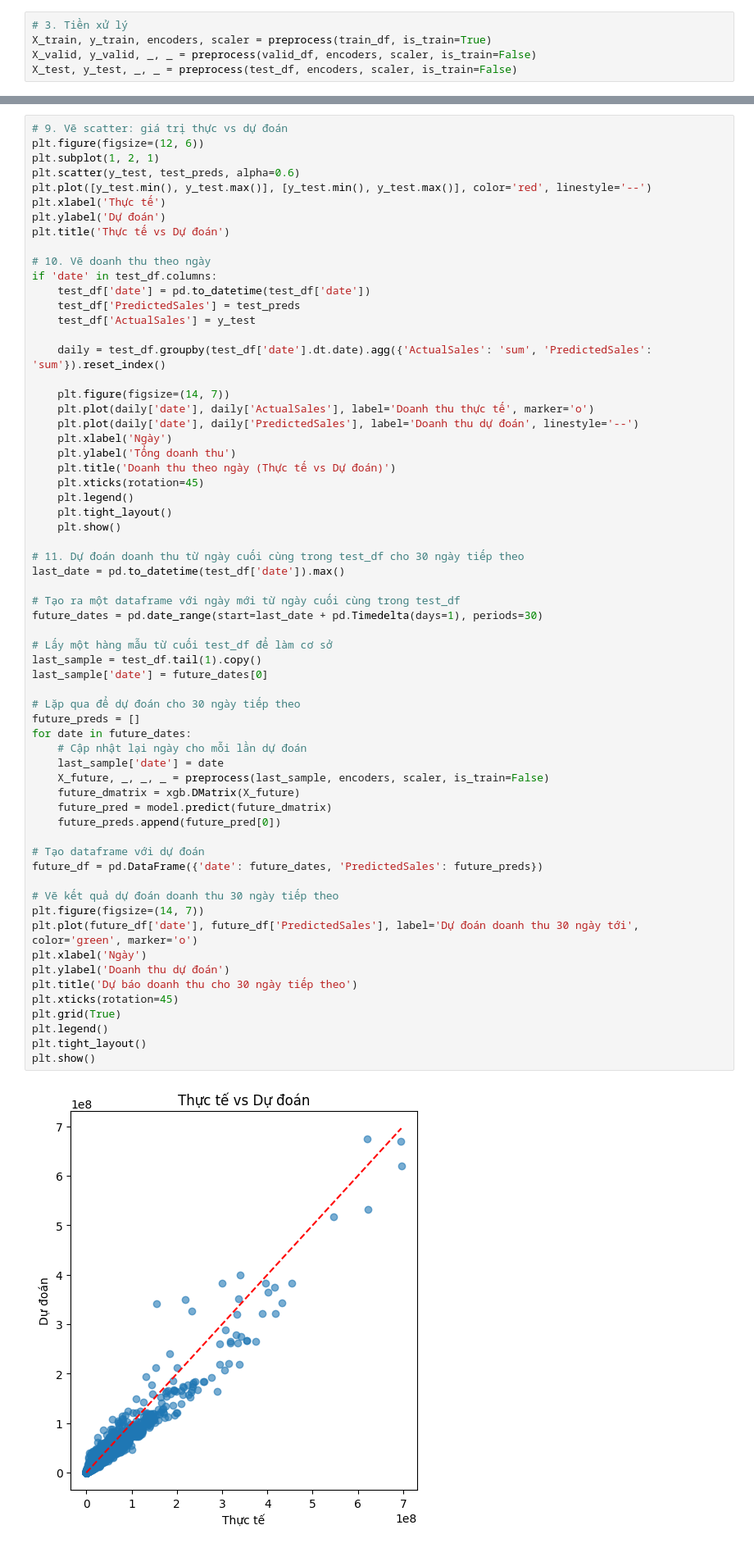
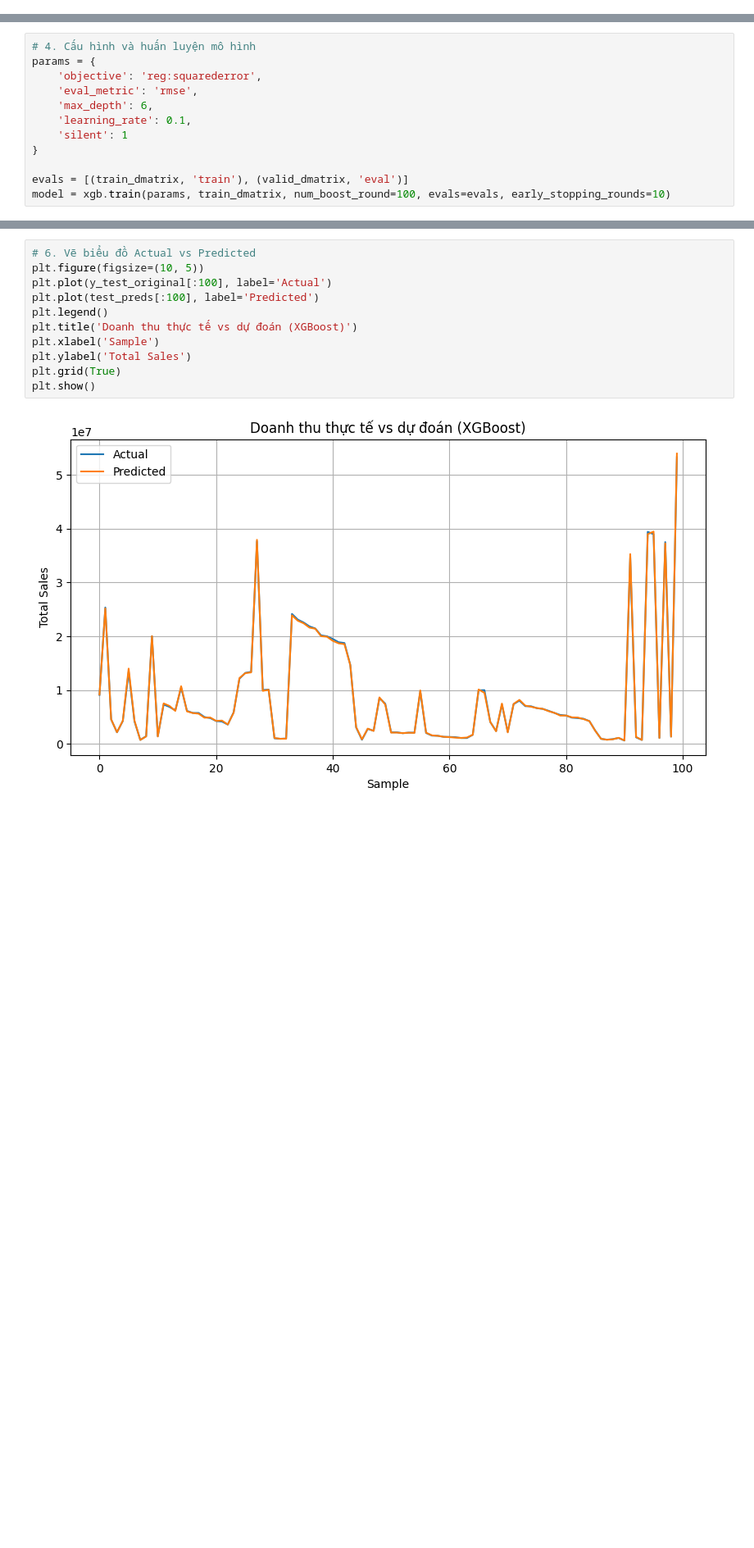
Before and after one commit to KieuOanhUIT/IS403.P23.OnlineSalesData, a Jupyter notebook: Model/XGBoost.ipynb, the cells around one changed output, grey strips where cells are left out. Shown at 82% size. Drawn from its saved outputs; the diff is of its cells as text; blank space fills up the shorter version.

```diff
--- a/Model/XGBoost.ipynb
+++ b/Model/XGBoost.ipynb
@@ -53,6 +55 @@ def preprocess(df, encoders=None, scaler=None, is_train=True):
-# %%
-# 3. Tiền xử lý
-X_train, y_train, encoders, scaler = preprocess(train_df, is_train=True)
-X_valid, y_valid, _, _ = preprocess(valid_df, encoders, scaler, is_train=False)
-X_test, y_test, _, _ = preprocess(test_df, encoders, scaler, is_train=False)
 # %%
@@ -111,0 +60,12 @@ Parameters: { "silent" } are not used.
+# %%
+# 4. Cấu hình và huấn luyện mô hình
+params = {
+    'objective': 'reg:squarederror',
+    'eval_metric': 'rmse',
+    'max_depth': 6,
+    'learning_rate': 0.1,
+    'silent': 1
+}
+
+evals = [(train_dmatrix, 'train'), (valid_dmatrix, 'eval')]
+model = xgb.train(params, train_dmatrix, num_boost_round=100, evals=evals, early_stopping_rounds=10)
@@ -133,65 +129,13 @@ Test MAE: 3374006.12, Test MSE: 67768896223829.31, Test RMSE: 8232186.60, Test R
 # %%
-# 9. Vẽ scatter: giá trị thực vs dự đoán
-plt.figure(figsize=(12, 6))
-plt.subplot(1, 2, 1)
-plt.scatter(y_test, test_preds, alpha=0.6)
-plt.plot([y_test.min(), y_test.max()], [y_test.min(), y_test.max()], color='red', linestyle='--')
-plt.xlabel('Thực tế')
-plt.ylabel('Dự đoán')
-plt.title('Thực tế vs Dự đoán')
-
-# 10. Vẽ doanh thu theo ngày
-if 'date' in test_df.columns:
-    test_df['date'] = pd.to_datetime(test_df['date'])
-    test_df['PredictedSales'] = test_preds
-    test_df['ActualSales'] = y_test
-
-    daily = test_df.groupby(test_df['date'].dt.date).agg({'ActualSales': 'sum', 'PredictedSales': 'sum'}).reset_index()
-
-    plt.figure(figsize=(14, 7))
-    plt.plot(daily['date'], daily['ActualSales'], label='Doanh thu thực tế', marker='o')
-    plt.plot(daily['date'], daily['PredictedSales'], label='Doanh thu dự đoán', linestyle='--')
-    plt.xlabel('Ngày')
-    plt.ylabel('Tổng doanh thu')
-    plt.title('Doanh thu theo ngày (Thực tế vs Dự đoán)')
-    plt.xticks(rotation=45)
-    plt.legend()
-    plt.tight_layout()
-    plt.show()
-
-# 11. Dự đoán doanh thu từ ngày cuối cùng trong test_df cho 30 ngày tiếp theo
-last_date = pd.to_datetime(test_df['date']).max()
-
-# Tạo ra một dataframe với ngày mới từ ngày cuối cùng trong test_df
-future_dates = pd.date_range(start=last_date + pd.Timedelta(days=1), periods=30)
-
-# Lấy một hàng mẫu từ cuối test_df để làm cơ sở
-last_sample = test_df.tail(1).copy()
-last_sample['date'] = future_dates[0]
-
-# Lặp qua để dự đoán cho 30 ngày tiếp theo
-future_preds = []
-for date in future_dates:
-    # Cập nhật lại ngày cho mỗi lần dự đoán
-    last_sample['date'] = date
-    X_future, _, _, _ = preprocess(last_sample, encoders, scaler, is_train=False)
-    future_dmatrix = xgb.DMatrix(X_future)
-    future_pred = model.predict(future_dmatrix)
-    future_preds.append(future_pred[0])
-
-# Tạo dataframe với dự đoán
-future_df = pd.DataFrame({'date': future_dates, 'PredictedSales': future_preds})
-
-# Vẽ kết quả dự đoán doanh thu 30 ngày tiếp theo
-plt.figure(figsize=(14, 7))
-plt.plot(future_df['date'], future_df['PredictedSales'], label='Dự đoán doanh thu 30 ngày tới', color='green', marker='o')
-plt.xlabel('Ngày')
-plt.ylabel('Doanh thu dự đoán')
-plt.title('Dự báo doanh thu cho 30 ngày tiếp theo')
-plt.xticks(rotation=45)
+# 6. Vẽ biểu đồ Actual vs Predicted
+plt.figure(figsize=(10, 5))
+plt.plot(y_test_original[:100], label='Actual')
+plt.plot(test_preds[:100], label='Predicted')
+plt.legend()
+plt.title('Doanh thu thực tế vs dự đoán (XGBoost)')
+plt.xlabel('Sample')
+plt.ylabel('Total Sales')
 plt.grid(True)
-plt.legend()
-plt.tight_layout()
 plt.show()
 # %% [output]
-[figure, old version]
+[figure, new version]
```
Also changed, not shown: parts of 10 cells of this notebook.
